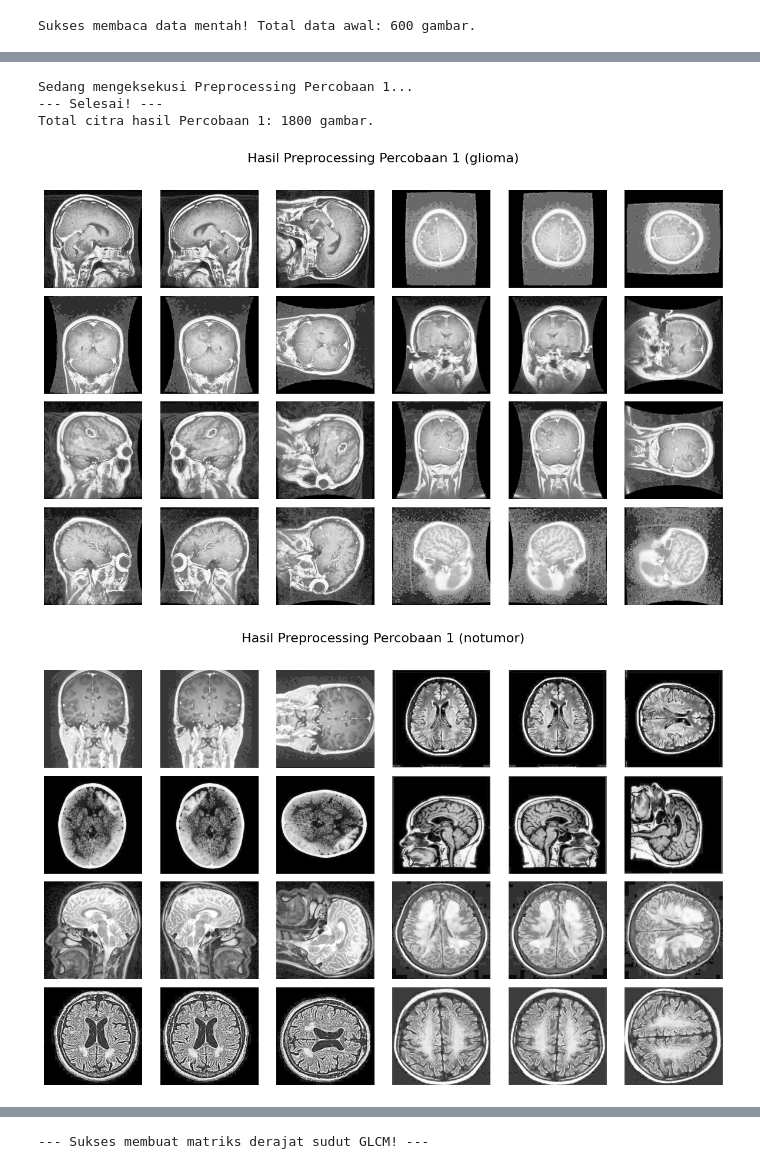
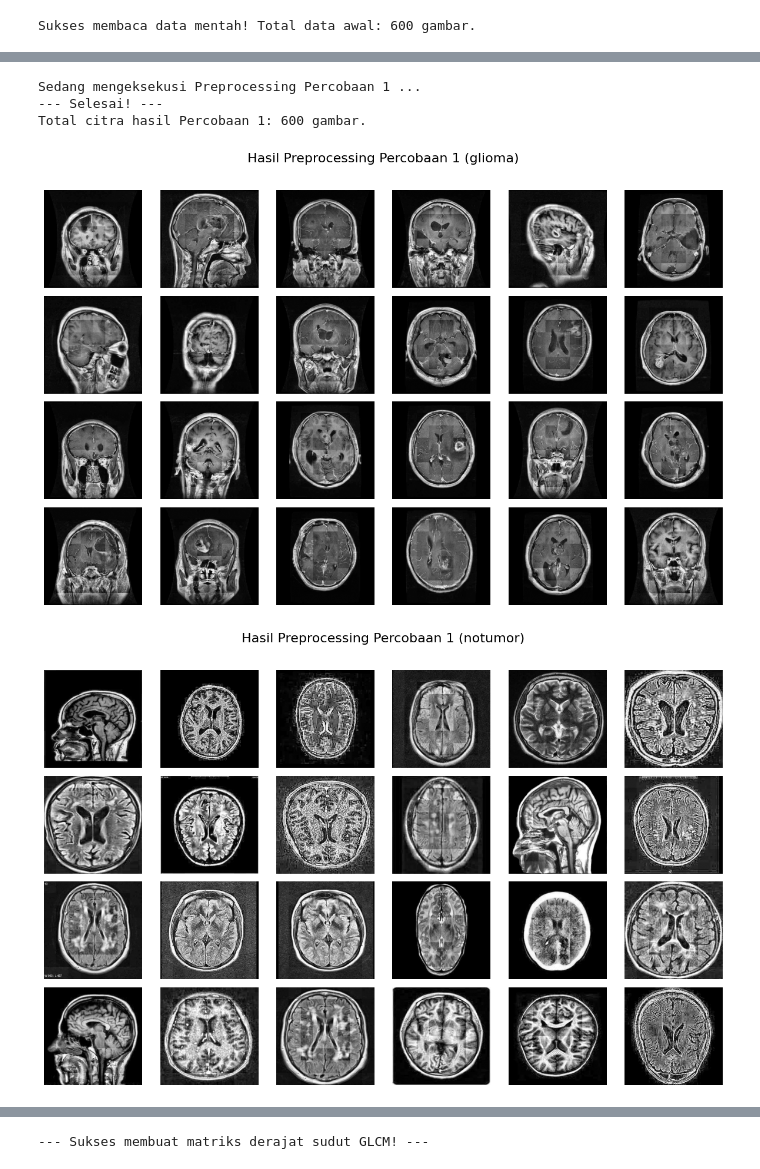
Before and after one commit to tegarpng/Projek-Kelompok-29, a Jupyter notebook: Percobaan1.ipynb, the cells around one changed output, grey strips where cells are left out. Drawn from its saved outputs; the diff is of its cells as text; code cells hidden in the pictures.

```diff
--- a/Percobaan1.ipynb
+++ b/Percobaan1.ipynb
@@ -133,0 +89,5 @@ def equalization_manual(image):
+# %%
+unique, counts = np.unique(labels, return_counts=True)
+for u, c in zip(unique, counts):
+    print(f"Kelas {u}: {c} gambar")
+print(f"Total data: {len(data)} gambar")
@@ -133,0 +114,13 @@ def equalization_manual(image):
+# %%
+# Contoh sampel data tiap kelas
+unique_labels = sorted(set(labels))
+
+for label in unique_labels:
+    idxs = [j for j, l in enumerate(labels) if l == label]
+    fig, axs = plt.subplots(1, 5, figsize=(15, 3))
+    fig.suptitle(f'Contoh Sampel Citra - {label}', fontsize=14)
+    for k in range(5):
+        axs[k].imshow(data[idxs[k]], cmap='gray')
+        axs[k].axis('off')
+    plt.tight_layout()
+    plt.show()
@@ -135,48 +192,48 @@ def equalization_manual(image):
 def percobaan1(image):
     img_gray = grayscale(image)
     img_resize = resize(img_gray, (256, 256))
-    img_equalized = equalization_manual(img_resize)
+    img_equalized = clahe(img_resize, block_size=32, clip_limit=2.5)
     return img_equalized
 
 dataPreprocessed = []
 
-print("Sedang mengeksekusi Preprocessing Percobaan 1...")
+print("Sedang mengeksekusi Preprocessing Percobaan 1 ...")
 
-for i in range(len(data_augmented)):
-    img_hasil = percobaan1(data_augmented[i])
+for i in range(len(data)):
+    img_hasil = percobaan1(data[i])
     dataPreprocessed.append(img_hasil)
 
 dataPreprocessed = np.array(dataPreprocessed)
 
 print("--- Selesai! ---")
 print(f"Total citra hasil Percobaan 1: {len(dataPreprocessed)} gambar.")
 
-unique_labels = sorted(set(labels_augmented))
+unique_labels = sorted(set(labels))
 
 for label in unique_labels:
-    idxs = [j for j, l in enumerate(labels_augmented) if l == label]
+    idxs = [j for j, l in enumerate(labels) if l == label]
 
     fig, axs = plt.subplots(4, 6, figsize=(12, 8))
     fig.suptitle(f'Hasil Preprocessing Percobaan 1 ({label})', fontsize=16)
 
     for k in range(24):
         row = k // 6
         col = k % 6
         ax = axs[row][col]
 
         img_idx = idxs[k]
         ax.imshow(dataPreprocessed[img_idx], cmap='gray')
         ax.axis('off')
 
     plt.tight_layout()
     plt.subplots_adjust(top=0.9)
     plt.show()
 # %% [output]
-Sedang mengeksekusi Preprocessing Percobaan 1...
+Sedang mengeksekusi Preprocessing Percobaan 1 ...
 --- Selesai! ---
-Total citra hasil Percobaan 1: 1800 gambar.
+Total citra hasil Percobaan 1: 600 gambar.
-[figure, old version]
+[figure, new version]
-[figure, old version]
+[figure, new version]
 # %%
 def glcm(image, derajat):
     if derajat == 0:
```
Also changed, not shown: parts of 25 cells of this notebook.
